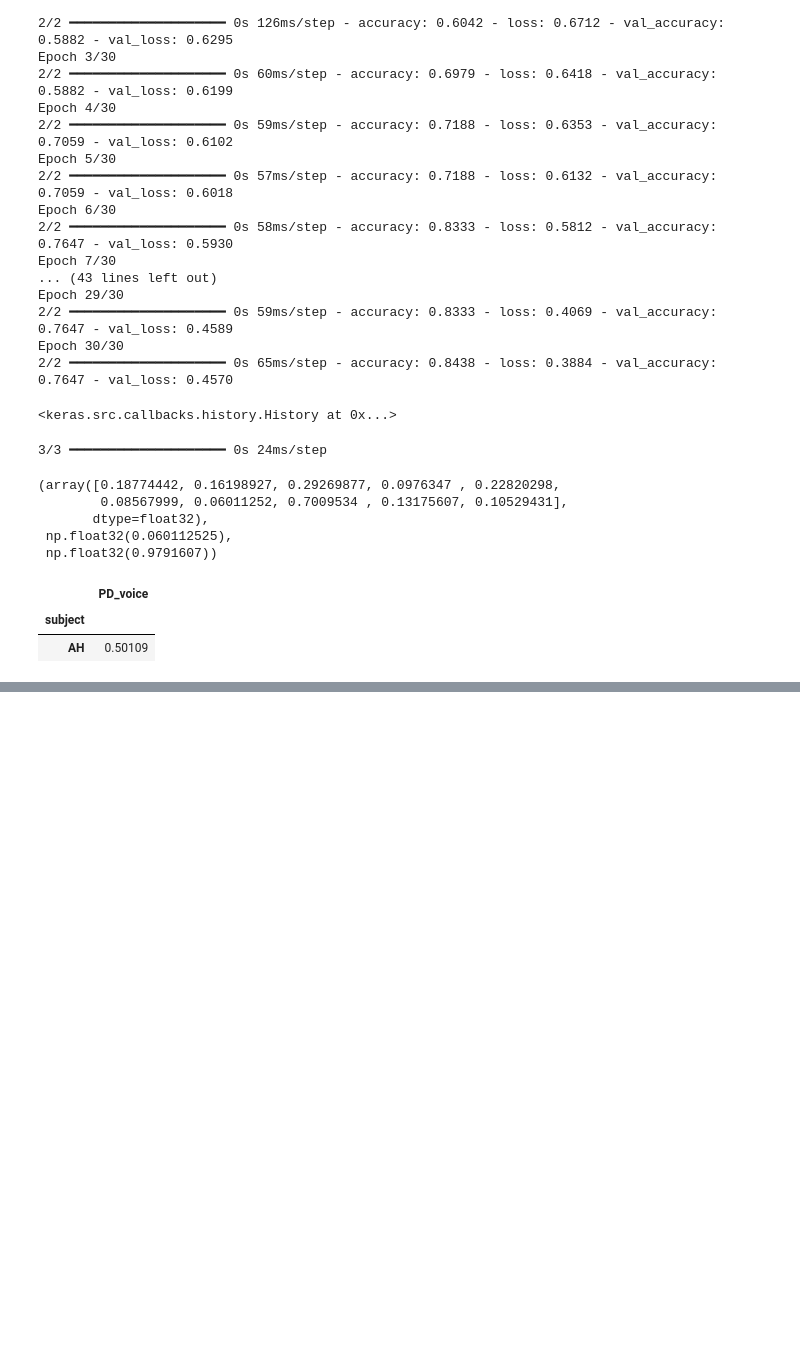
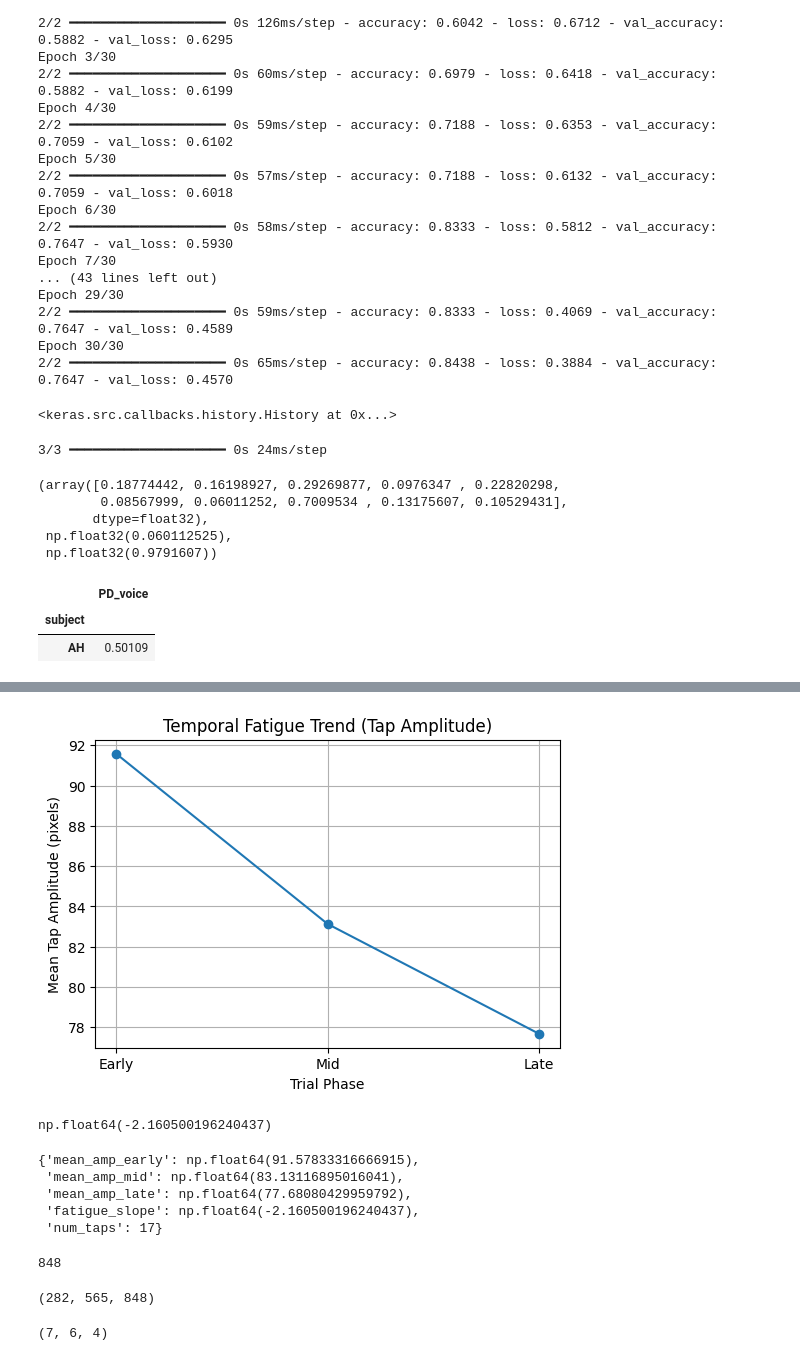
Before and after one commit to Jijnash22/multimodal-parkinsons-ai, a Jupyter notebook: notebooks/03_hand_tapping_pipeline.ipynb, the cells around one changed output, grey strips where cells are left out. Drawn from its saved outputs; the diff is of its cells as text; code cells hidden in the pictures; blank space fills up the shorter version.

Commit message:
Finalize hand tapping pipeline with temporal fatigue modeling

```diff
--- a/notebooks/03_hand_tapping_pipeline.ipynb
+++ b/notebooks/03_hand_tapping_pipeline.ipynb
@@ -504,0 +626,6 @@ voice_df.groupby("subject").mean()
+# %%
+n = len(peaks)
+
+early_peaks = peaks[: n//3]
+mid_peaks   = peaks[n//3 : 2*n//3]
+late_peaks  = peaks[2*n//3 :]
@@ -504,0 +642,63 @@ voice_df.groupby("subject").mean()
+# %%
+import matplotlib.pyplot as plt
+
+plt.figure(figsize=(6,4))
+plt.plot(
+    ["Early", "Mid", "Late"],
+    [np.mean(amp_early), np.mean(amp_mid), np.mean(amp_late)],
+    marker="o"
+)
+plt.title("Temporal Fatigue Trend (Tap Amplitude)")
+plt.ylabel("Mean Tap Amplitude (pixels)")
+plt.xlabel("Trial Phase")
+plt.grid(True)
+plt.show()
+# %% [output]
+[figure, added]
+# %%
+t = np.arange(len(peaks))
+fatigue_slope = np.polyfit(t, distance_1d[peaks], 1)[0]
+fatigue_slope
+# %% [output]
+np.float64(-2.160500196240437)
+# %%
+fatigue_features = {
+    "mean_amp_early": np.mean(amp_early),
+    "mean_amp_mid": np.mean(amp_mid),
+    "mean_amp_late": np.mean(amp_late),
+    "fatigue_slope": fatigue_slope,
+    "num_taps": len(peaks)
+}
+
+fatigue_features
+# %% [output]
+{'mean_amp_early': np.float64(91.57833316666915),
+ 'mean_amp_mid': np.float64(83.13116895016041),
+ 'mean_amp_late': np.float64(77.68080429959792),
+ 'fatigue_slope': np.float64(-2.160500196240437),
+ 'num_taps': 17}
+# %%
+len(distance_1d)          # number of frames
+# %% [output]
+848
+# %%
+total_frames = len(distance_1d)
+
+early_end = total_frames // 3
+mid_end   = 2 * total_frames // 3
+
+early_frames = (0, early_end)
+mid_frames   = (early_end, mid_end)
+late_frames  = (mid_end, total_frames)
+
+early_end, mid_end, total_frames
+# %% [output]
+(282, 565, 848)
+# %%
+early_taps = peaks[peaks < early_end]
+mid_taps   = peaks[(peaks >= early_end) & (peaks < mid_end)]
+late_taps  = peaks[peaks >= mid_end]
+
+len(early_taps), len(mid_taps), len(late_taps)
+# %% [output]
+(7, 6, 4)
```
Also changed, not shown: parts of 32 cells of this notebook.
